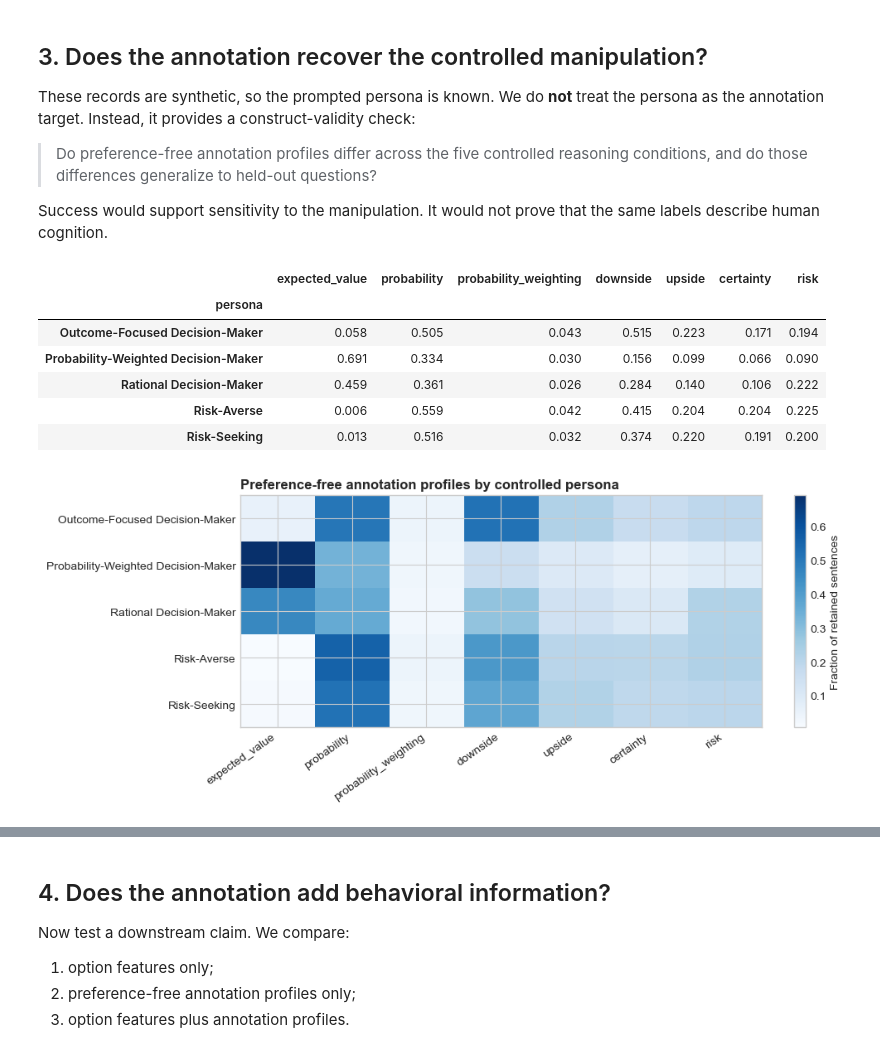
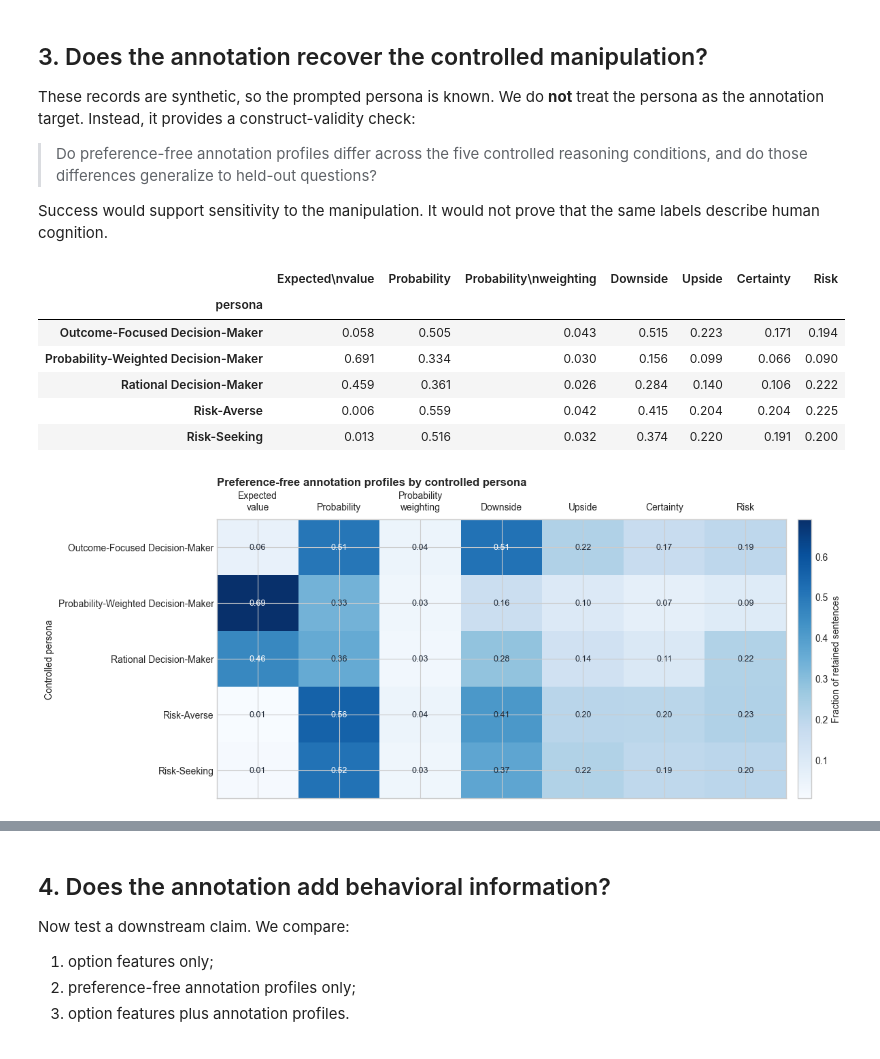
Before and after one commit to xhb120633/LLM_human_decisions, a Jupyter notebook: notebooks/03_explanation_annotation_to_model_discovery.ipynb, the cells around one changed output, grey strips where cells are left out. Saved outputs shown, nothing was run; the diff lists cells and outputs as text; code cells hidden in the pictures.

```diff
--- a/notebooks/03_explanation_annotation_to_model_discovery.ipynb
+++ b/notebooks/03_explanation_annotation_to_model_discovery.ipynb
@@ -288,41 +289,65 @@ for row in retained.itertuples():
     result = annotate_sentence(row.sentence_text)
     item = {
         "trial_row": row.trial_row,
         "question_id": row.question_id,
         "persona": row.persona,
         "choice": int(row.choice),
     }
     for label in CODEBOOK:
         item[label] = int(label in result["attended_information"])
     annotation_rows.append(item)
 
 sentence_annotations = pd.DataFrame(annotation_rows)
 annotation_profiles = (
     sentence_annotations.groupby(["trial_row", "question_id", "persona", "choice"])[list(CODEBOOK)]
     .mean()
     .reset_index()
 )
 
 persona_profile = annotation_profiles.groupby("persona")[list(CODEBOOK)].mean()
-display(persona_profile.round(3))
+COLUMN_LABELS = {
+    "expected_value": "Expected\nvalue",
+    "probability": "Probability",
+    "probability_weighting": "Probability\nweighting",
+    "downside": "Downside",
+    "upside": "Upside",
+    "certainty": "Certainty",
+    "risk": "Risk",
+}
+display(persona_profile.rename(columns=COLUMN_LABELS).round(3))
 
-fig, ax = plt.subplots(figsize=(10.5, 4.2))
+fig, ax = plt.subplots(figsize=(11.8, 4.8), layout="constrained")
 image = ax.imshow(persona_profile.to_numpy(), aspect="auto", cmap="Blues")
-ax.set_xticks(range(len(CODEBOOK)), labels=list(CODEBOOK), rotation=35, ha="right")
-ax.set_yticks(range(len(persona_profile)), labels=persona_profile.index)
+ax.set_xticks(np.arange(len(CODEBOOK)))
+ax.set_xticklabels([COLUMN_LABELS[name] for name in CODEBOOK], ha="center")
+ax.tick_params(axis="x", top=True, labeltop=True, bottom=False, labelbottom=False, pad=8)
+ax.set_yticks(np.arange(len(persona_profile)))
+ax.set_yticklabels(persona_profile.index)
+ax.set_ylabel("Controlled persona")
 ax.set_title("Preference-free annotation profiles by controlled persona", loc="left", weight="bold")
-fig.colorbar(image, ax=ax, label="Fraction of retained sentences")
-plt.tight_layout()
+for row_index in range(persona_profile.shape[0]):
+    for column_index in range(persona_profile.shape[1]):
+        value = persona_profile.iloc[row_index, column_index]
+        ax.text(
+            column_index,
+            row_index,
+            f"{value:.2f}",
+            ha="center",
+            va="center",
+            color="white" if value > 0.42 else "#1f2937",
+            fontsize=9,
+        )
+fig.colorbar(image, ax=ax, label="Fraction of retained sentences", pad=0.02)
 plt.show()
 # %% [output]
-|  | expected_value | probability | probability_weighting | downside | upside | certainty | risk |
+|  | Expected\nvalue | Probability | Probability\nweighting | Downside | Upside | Certainty | Risk |
 | persona |  |  |  |  |  |  |  |
 | Outcome-Focused Decision-Maker | 0.058 | 0.505 | 0.043 | 0.515 | 0.223 | 0.171 | 0.194 |
 | Probability-Weighted Decision-Maker | 0.691 | 0.334 | 0.030 | 0.156 | 0.099 | 0.066 | 0.090 |
 | Rational Decision-Maker | 0.459 | 0.361 | 0.026 | 0.284 | 0.140 | 0.106 | 0.222 |
 | Risk-Averse | 0.006 | 0.559 | 0.042 | 0.415 | 0.204 | 0.204 | 0.225 |
 | Risk-Seeking | 0.013 | 0.516 | 0.032 | 0.374 | 0.220 | 0.191 | 0.200 |
-[figure, old version]
+[figure, new version]
 # %%
 X_annotation = annotation_profiles[list(CODEBOOK)]
 y_persona = annotation_profiles["persona"]
```
Also changed, not shown: parts of 13 cells of this notebook, 8 other files.
